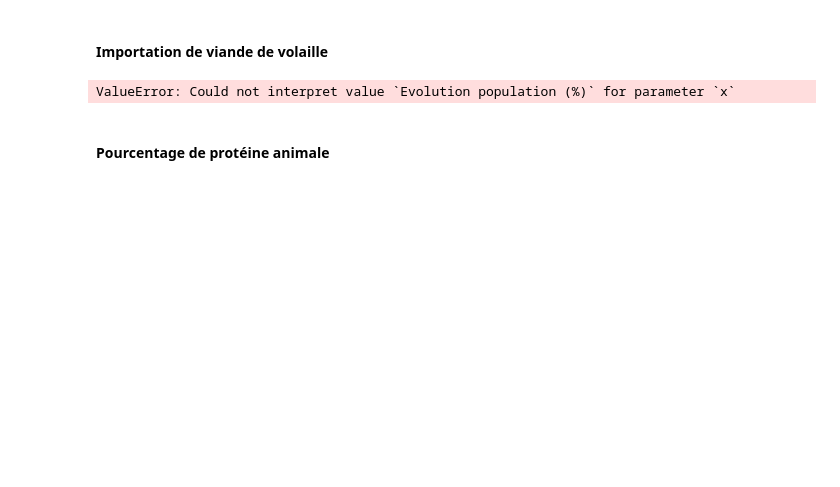
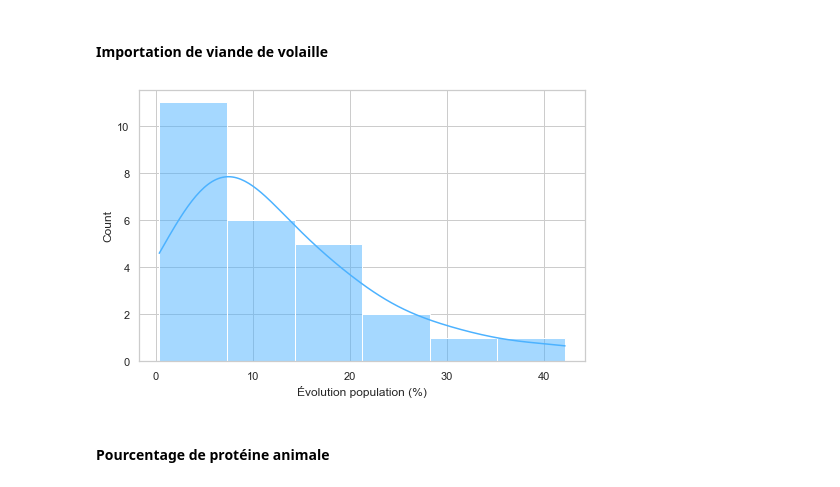
Before and after one commit to ROWAIDAK/ROWAIDAK-P5_Produisez-une-tude-de-march, a Jupyter notebook: P5_02_code.ipynb, the cells around one changed output. Saved outputs shown, nothing was run; the diff lists cells and outputs as text; code cells hidden in the pictures; blank space fills up the shorter version.

```diff
--- a/P5_02_code.ipynb
+++ b/P5_02_code.ipynb
@@ -1076,10 +1463,12 @@ plt.show()
 #### Importation de viande de volaille
 # %%
 #histogram
-sns.histplot(data=df_groupes_cah, x='Evolution population (%)', kde=True, color='#4cb2ff')
+sns.histplot(data=c4c5, x='Évolution population (%)', kde=True, color='#4cb2ff')
+plt.savefig("exports/tester la normalité Évolution populations.jpg")
+
 plt.show()
 # %% [output]
-ValueError: Could not interpret value `Evolution population (%)` for parameter `x`
+[figure, added]
 # %% [markdown]
 #### Pourcentage de protéine animale
 # %%
```
Also changed, not shown: parts of 142 cells of this notebook.
